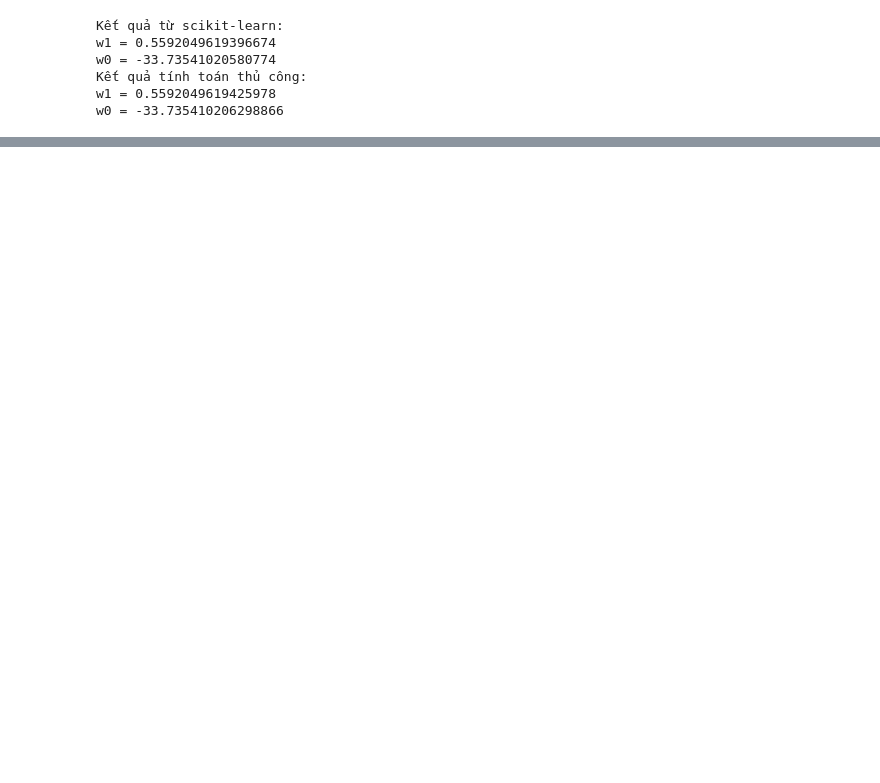
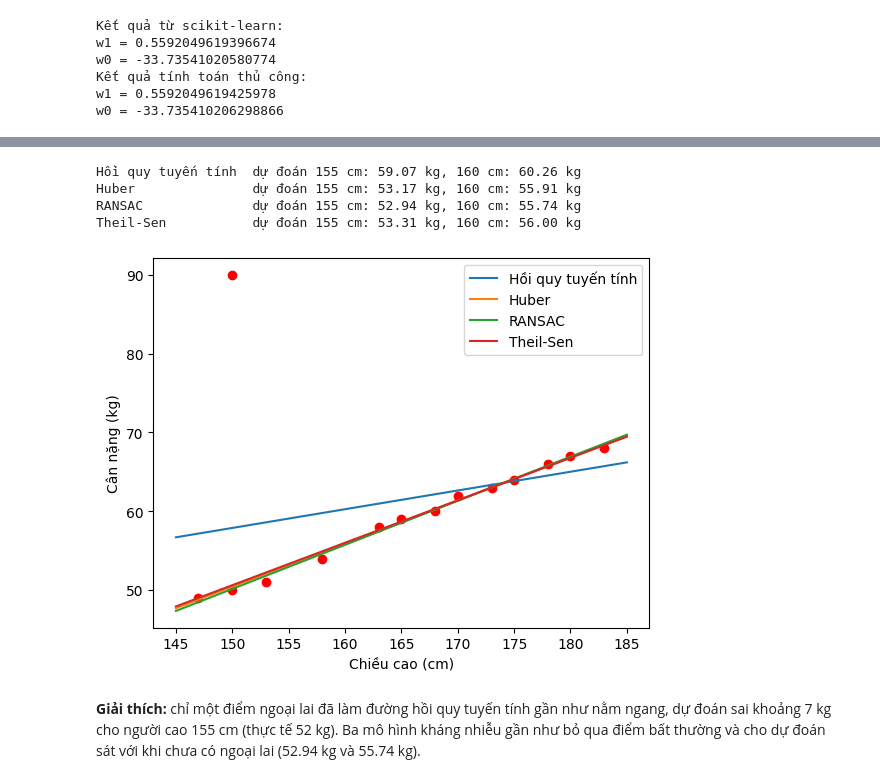
Before and after one commit to ntanh80/machine-learning, a Jupyter notebook: Bai 03/codes/03_height_weight_regression.ipynb, the cells around one changed output, grey strips where cells are left out. Saved outputs shown, nothing was run; the diff lists cells and outputs as text; code cells hidden in the pictures; blank space fills up the shorter version.

```diff
--- a/Bai 03/codes/02_height_weight_regression.ipynb
+++ b/Bai 03/codes/03_height_weight_regression.ipynb
@@ -172,0 +96,31 @@ $R^2$ rất gần 1: đường thẳng giải thích gần như toàn bộ sự
+# %%
+from sklearn.linear_model import LinearRegression, HuberRegressor, RANSACRegressor, TheilSenRegressor
+
+X_outlier = np.vstack([X, [[150]]])   # thêm chiều cao 150 cm
+y_outlier = np.append(y, 90)          # với cân nặng bất thường 90 kg
+
+robust_models = {
+    'Hồi quy tuyến tính': LinearRegression(),
+    'Huber': HuberRegressor(),
+    'RANSAC': RANSACRegressor(random_state=0),
+    'Theil-Sen': TheilSenRegressor(random_state=0),
+}
+x_line = np.linspace(145, 185, 2)
+plt.plot(X_outlier, y_outlier, 'ro')
+for name, robust_model in robust_models.items():
+    robust_model.fit(X_outlier, y_outlier)
+    pred_155, pred_160 = robust_model.predict([[155], [160]])
+    print('%-19s dự đoán 155 cm: %.2f kg, 160 cm: %.2f kg' % (name, pred_155, pred_160))
+    plt.plot(x_line, robust_model.predict(x_line.reshape(-1, 1)), label=name)
+plt.xlabel('Chiều cao (cm)')
+plt.ylabel('Cân nặng (kg)')
+plt.legend()
+plt.show()
+# %% [output]
+Hồi quy tuyến tính  dự đoán 155 cm: 59.07 kg, 160 cm: 60.26 kg
+Huber               dự đoán 155 cm: 53.17 kg, 160 cm: 55.91 kg
+RANSAC              dự đoán 155 cm: 52.94 kg, 160 cm: 55.74 kg
+Theil-Sen           dự đoán 155 cm: 53.31 kg, 160 cm: 56.00 kg
+[figure, added]
+# %% [markdown]
+**Giải thích:** chỉ một điểm ngoại lai đã làm đường hồi quy tuyến tính gần như nằm ngang, dự đoán sai khoảng 7 kg cho người cao 155 cm (thực tế 52 kg). Ba mô hình kháng nhiễu gần như bỏ qua điểm bất thường và cho dự đoán sát với khi chưa có ngoại lai (52.94 kg và 55.74 kg).
```
Also changed, not shown: parts of 14 cells of this notebook, 15 other files.
